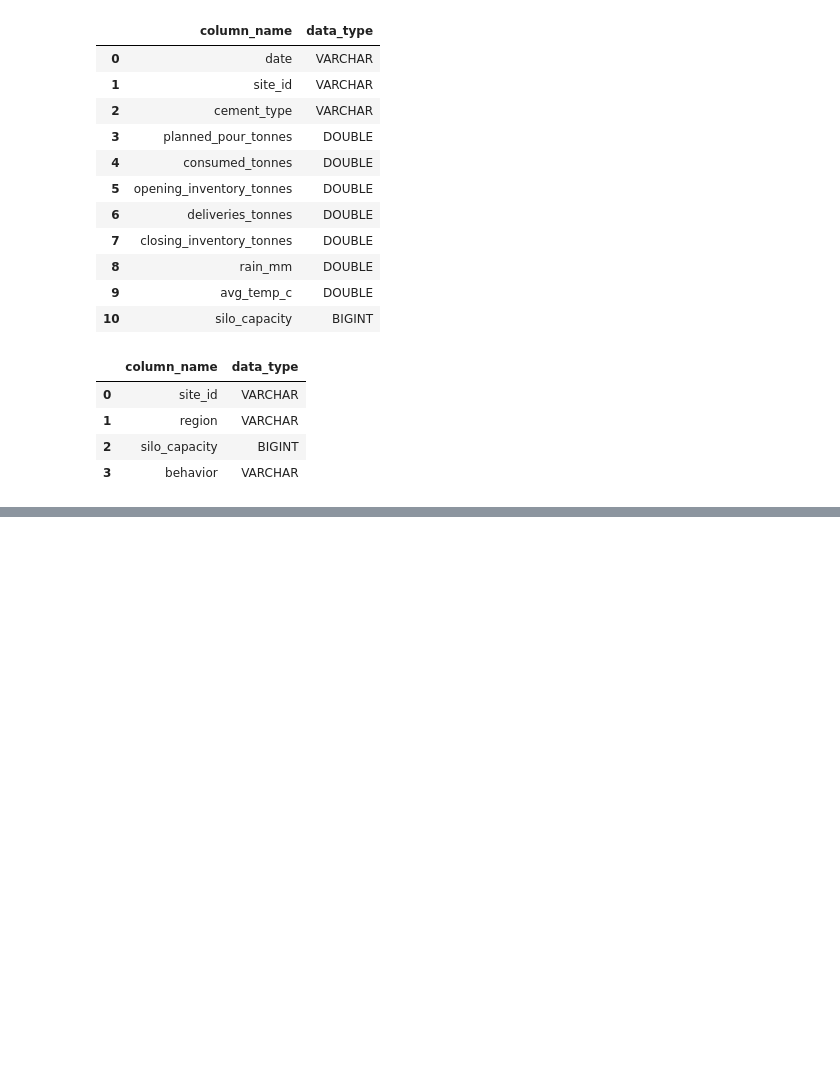
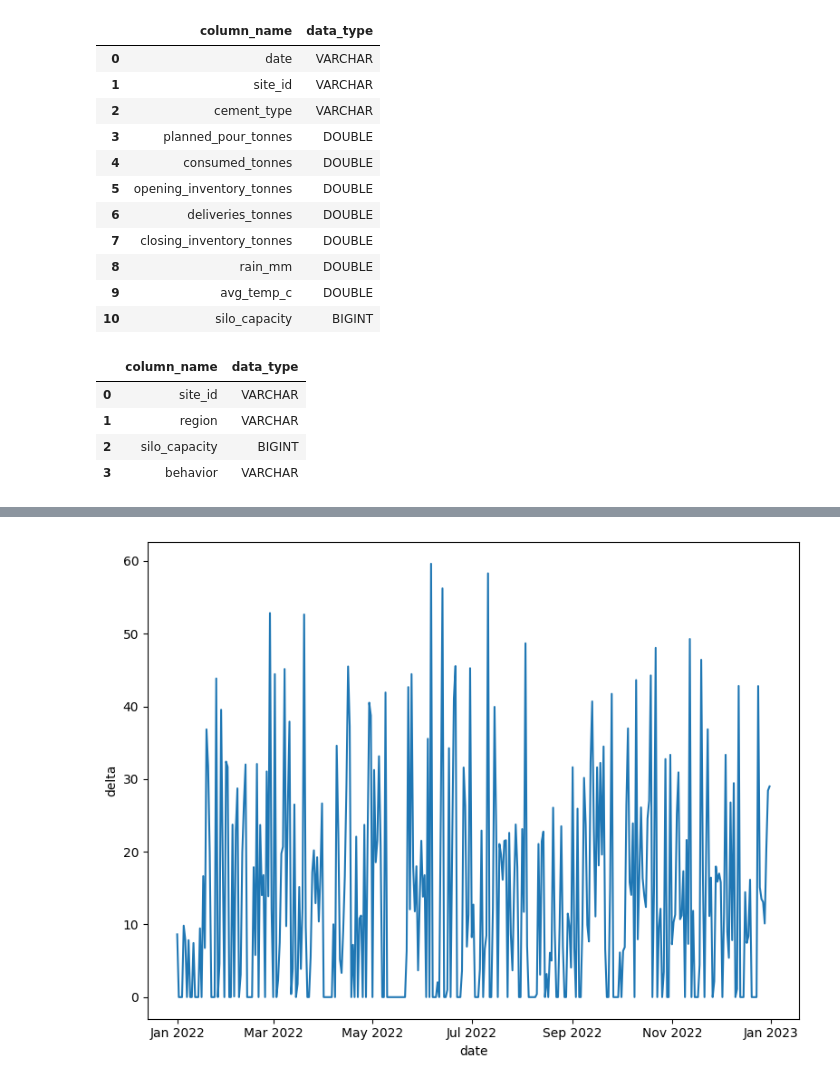
Before and after one commit to sarbol/MIG_CEMENT_DEMAND_FORECAST_SYSTEM_TEAM_D, a Jupyter notebook: notebook/sarbol_analysis.ipynb, the cells around one changed output, grey strips where cells are left out. Saved outputs shown, nothing was run; the diff lists cells and outputs as text; code cells hidden in the pictures; blank space fills up the shorter version.

```diff
--- a/notebook/sarbol_analysis.ipynb
+++ b/notebook/sarbol_analysis.ipynb
@@ -84,0 +810,27 @@ table_schema("Sites")
+# %%
+query = """
+
+    SELECT
+        date::DATE as date,
+        (planned_pour_tonnes - consumed_tonnes) as delta
+    FROM
+        Operations
+    WHERE
+        site_id == 'SITE_001' AND YEAR(date::DATE) == 2022
+    ORDER BY
+        date::DATE;
+"""
+
+delta_df = con.execute(query).df()
+# %%
+fig, ax = plt.subplots(figsize = (8, 6))
+
+sns.lineplot(data = delta_df, x = "date", y = "delta", ax = ax)
+
+ax.xaxis.set_major_locator(mdates.AutoDateLocator(maxticks=10))
+ax.xaxis.set_major_formatter(mdates.DateFormatter('%b %Y'))
+
+plt.tight_layout()
+plt.show()
+# %% [output]
+[figure, added]
```
Also changed, not shown: parts of 104 cells of this notebook, 1 other file.
